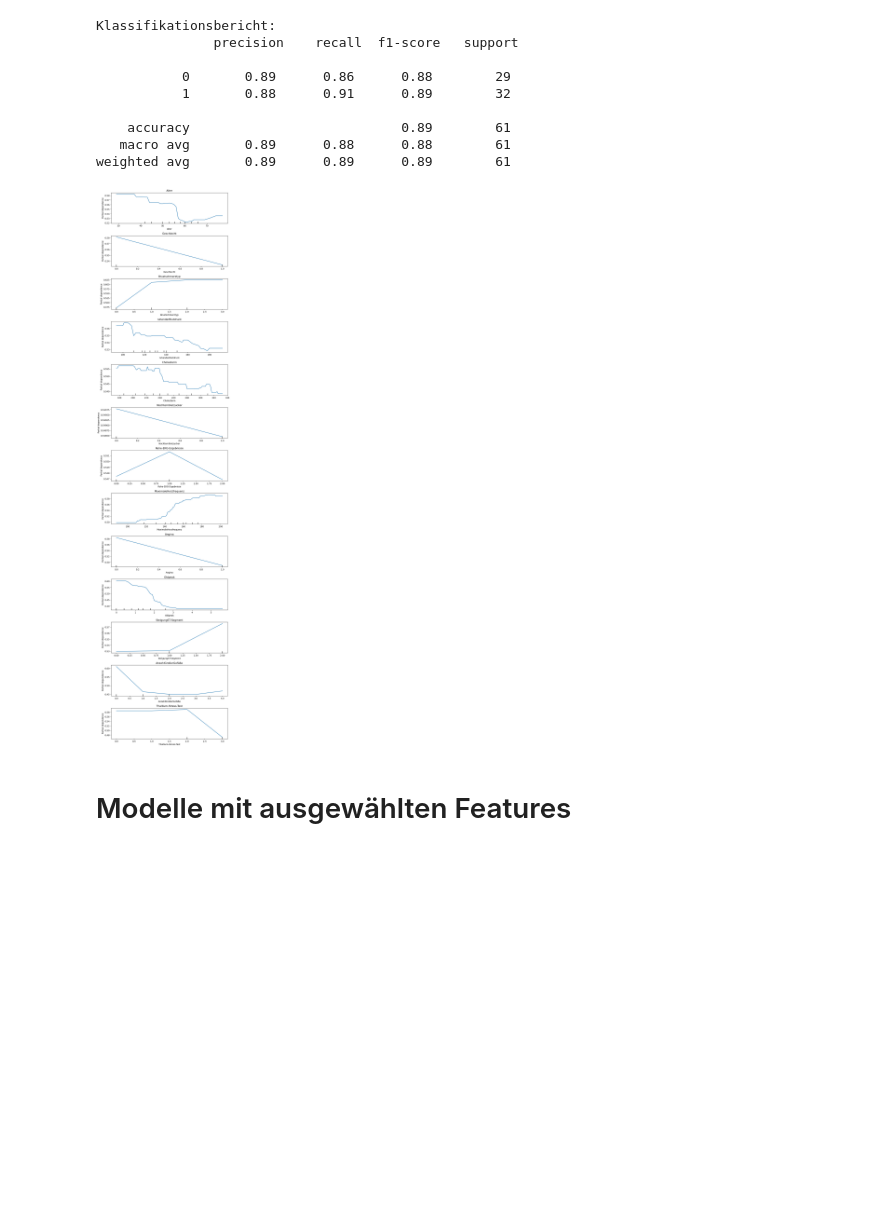
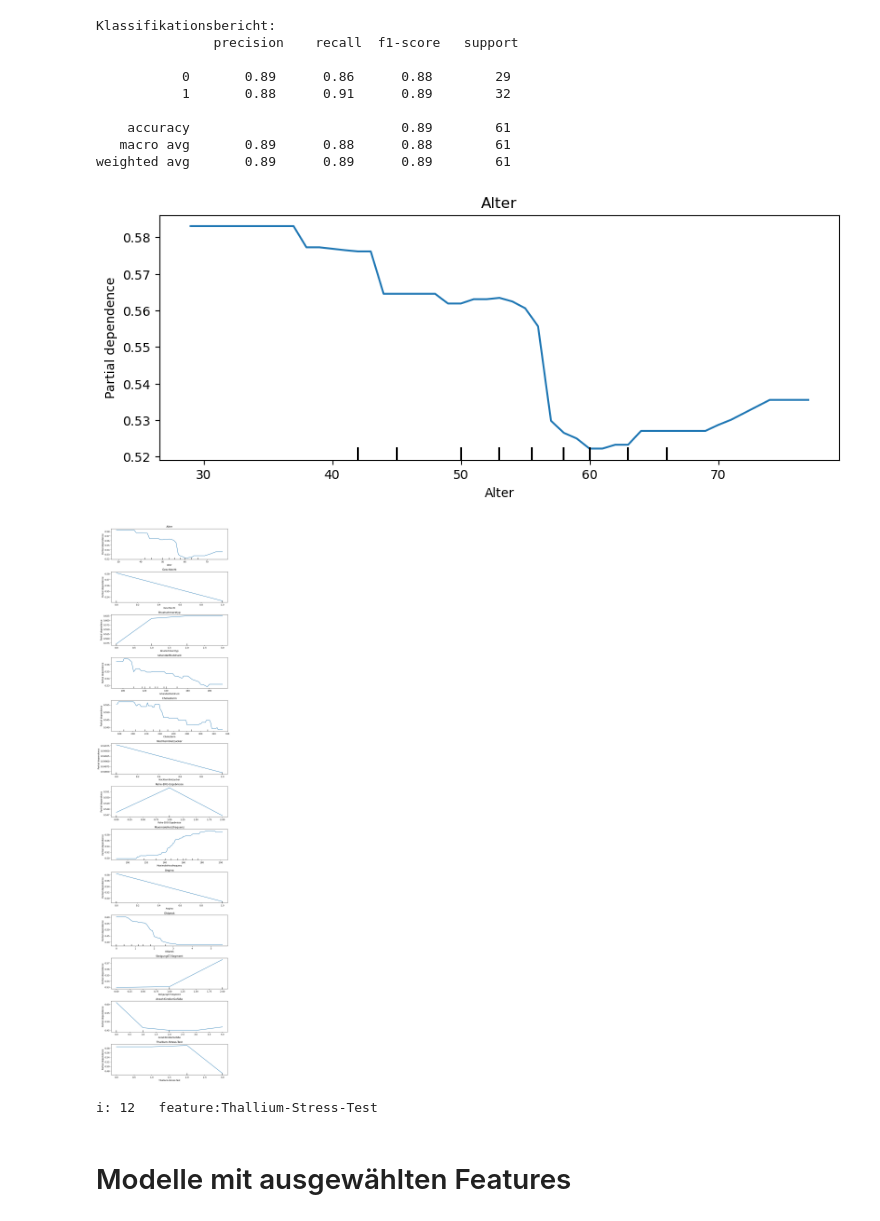
Before and after one commit to OOS-Team/DsKi_Erkl-rbarkeit_Algorithmen, a Jupyter notebook: Heart Attack/Heart_attack.ipynb, the cells around one changed output. Drawn from its saved outputs; the diff is of its cells as text; code cells hidden in the pictures; blank space fills up the shorter version.

```diff
--- a/Heart Attack/Heart_attack.ipynb
+++ b/Heart Attack/Heart_attack.ipynb
@@ -287,6 +272,25 @@ Klassifikationsbericht:
     accuracy                           0.89        61
    macro avg       0.89      0.88      0.88        61
 weighted avg       0.89      0.89      0.89        61
+# %%
+# Plot-Einstellungen
+fig_width = 10  # Breite des Plots
+fig_height = 3   # Höhe des Plots
+
+# Erstellen des Plots
+fig, ax = plt.subplots(figsize=(fig_width, fig_height))
+
+# Erzeugen des Partial Dependence Plot für das Feature "Alter"
+disp = PartialDependenceDisplay.from_estimator(model_rf, X_train_rf, features=[0],
+                                               feature_names=feature_names, ax=ax)
+ax.set_title("Alter")  # Setzen des Feature-Namens als Titel
+
+# Anpassung des Layouts
+fig.subplots_adjust(top=0.95, bottom=0.05, left=0.2, right=0.95)
+
+plt.show()
+# %% [output]
+[figure, added]
 # %%
 # Ihre Feature-Namen
 feature_names = ["Alter", "Geschlecht", "Brustschmerztyp", "ruhenderBlutdruck", "Cholesterin", "Nüchternblutzucker", "Ruhe-EKG-Ergebnisse", "MaximaleHerzfrequenz", "Angina", "Oldpeak", "SteigungST-Segment", "AnzahlGroßerGefäße", "Thallium-Stress-Test"]
@@ -306,8 +310,10 @@ for i, feature in enumerate(feature_names):
 fig.subplots_adjust(top=0.95, bottom=0.05, left=0.2, right=0.95, hspace=0.4, wspace=0.2)
 
 plt.show()
+print(f'i: {i}   feature:{feature}')
 # %% [output]
 [figure]
+i: 12   feature:Thallium-Stress-Test
 # %% [markdown]
 # Modelle mit ausgewählten Features
 # %%
```
Also changed, not shown: parts of 7 cells of this notebook.
